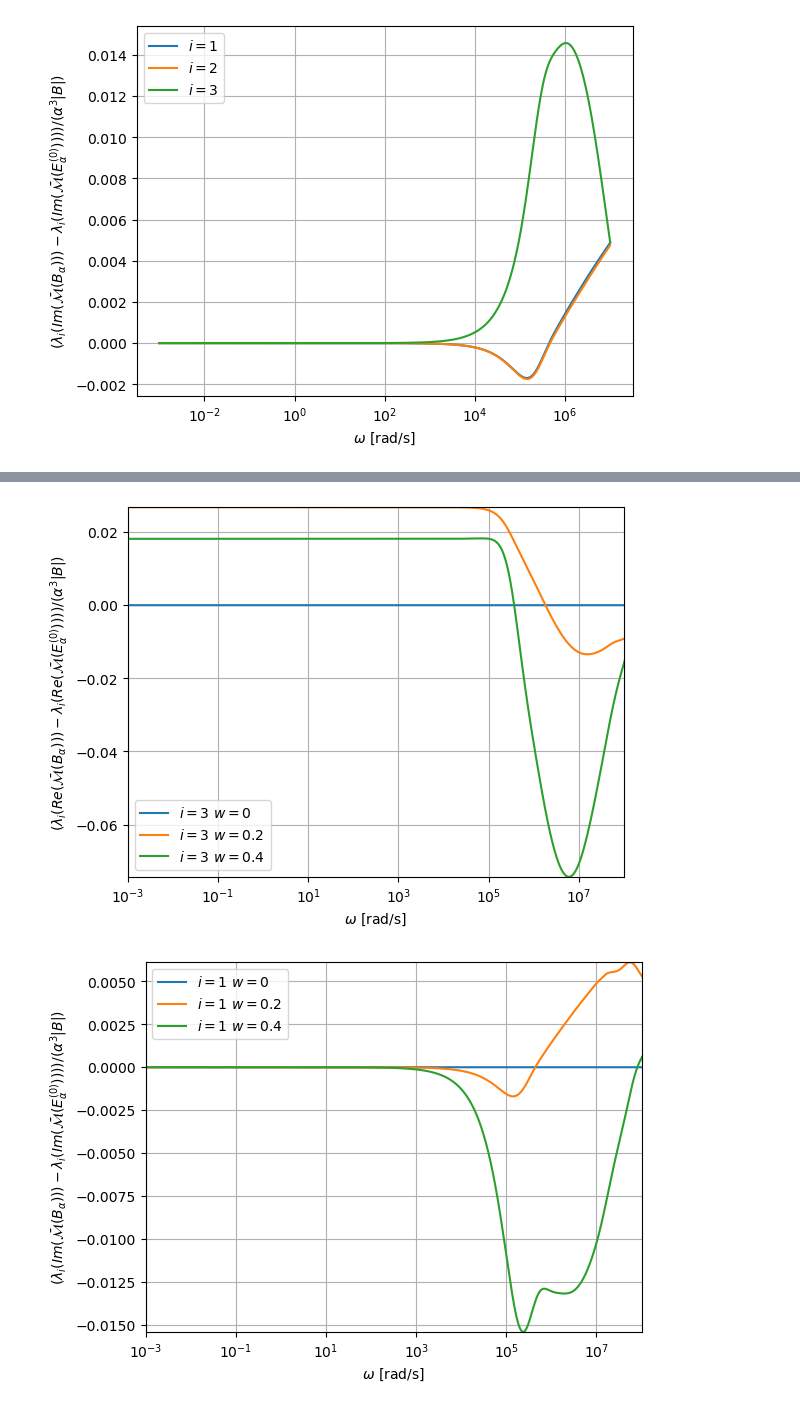
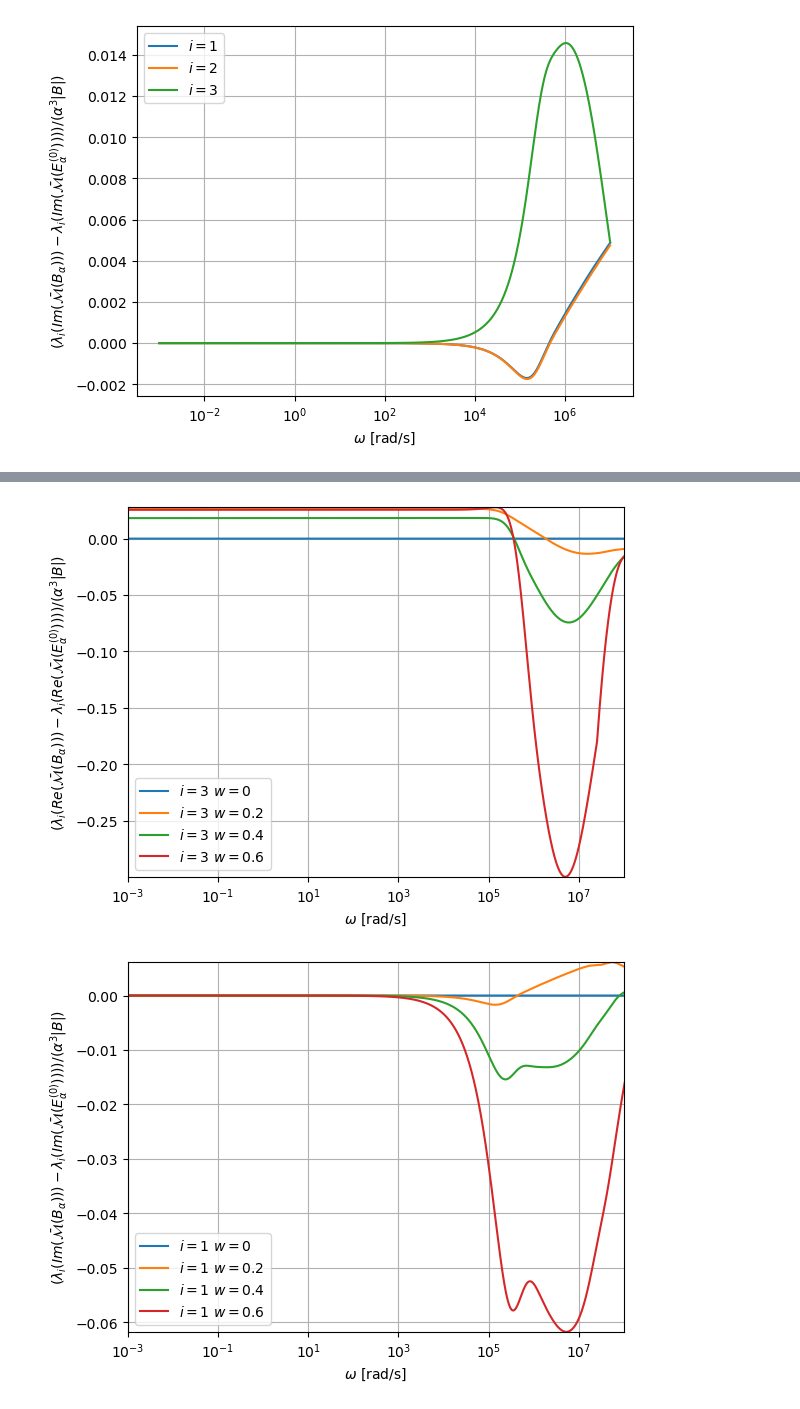
Before and after one commit to MPT-Calculator/MPT-Calculator, a Jupyter notebook: dumbbell_spectrum_results_varyw.ipynb, the cells around one changed output, grey strips where cells are left out. Drawn from its saved outputs; the diff is of its cells as text; code cells hidden in the pictures.

```diff
--- a/dumbbell_spectrum_results_varyw.ipynb
+++ b/dumbbell_spectrum_results_varyw.ipynb
@@ -397,6 +498,10 @@ for i in range(3):
     plt.semilogx(Omega,np.real(diff_Eigenvalues_db0_4_ellip_minf[:,i])/(alpha**3*vol4),label=r"$i=$"+str(i+1)+" $w=0.4$")
     ymin[i],ymax[i]=yaxis(Omega,np.real(diff_Eigenvalues_db0_4_ellip_minf[:,i])/(alpha**3*vol4),xmin,xmax,ymin[i],ymax[i])
 
+    plt.semilogx(Omega,np.real(diff_Eigenvalues_db0_6_ellip_minf[:,i])/(alpha**3*vol6),label=r"$i=$"+str(i+1)+" $w=0.6$")
+    ymin[i],ymax[i]=yaxis(Omega,np.real(diff_Eigenvalues_db0_6_ellip_minf[:,i])/(alpha**3*vol6),xmin,xmax,ymin[i],ymax[i])
+
+
     plt.figure(3+i)
     plt.semilogx(Omega,np.imag(diff_Eigenvalues_db0_ellip_minf[:,i])/(alpha**3*vol0),label=r"$i=$"+str(i+1)+" $w=0$")
     ymin[3+i],ymax[3+i]=yaxis(Omega,np.imag(diff_Eigenvalues_db0_ellip_minf[:,i])/(alpha**3*vol0),xmin,xmax,ymin[i+3],ymax[i+3])
@@ -408,6 +513,10 @@ for i in range(3):
     ymin[3+i],ymax[3+i]=yaxis(Omega,np.imag(diff_Eigenvalues_db0_4_ellip_minf[:,i])/(alpha**3*vol4),xmin,xmax,ymin[i+3],ymax[i+3])
 
 
+    plt.semilogx(Omega,np.imag(diff_Eigenvalues_db0_6_ellip_minf[:,i])/(alpha**3*vol6),label=r"$i=$"+str(i+1)+" $w=0.6$")
+    ymin[3+i],ymax[3+i]=yaxis(Omega,np.imag(diff_Eigenvalues_db0_6_ellip_minf[:,i])/(alpha**3*vol6),xmin,xmax,ymin[i+3],ymax[i+3])
+
+
 for i in range(3):
     plt.figure(i)
     plt.xlabel(r"$\omega$ [rad/s]")
@@ -417,7 +526,7 @@ for i in range(3):
     plt.xlim([xmin,xmax])
 
     plt.ylim([ymin[i],ymax[i]])
-    plt.savefig("my_plots/dumbell/diff_eigenvalues_varyw_minf_re_lam"+str(i+1)+".pdf")
+    plt.savefig("my_plots/dumbbell/diff_eigenvalues_varyw_minf_re_lam"+str(i+1)+".pdf")
 
 
 for i in range(3):
@@ -429,5 +538,7 @@ for i in range(3):
     plt.xlim([1e-3,1e8])
     plt.ylim([ymin[3+i],ymax[3+i]])
 
-    plt.savefig("my_plots/dumbell/diff_eigenvalues_varyw_minf_im_lam"+str(i+1)+".pdf")
+    plt.savefig("my_plots/dumbbell/diff_eigenvalues_varyw_minf_im_lam"+str(i+1)+".pdf")
+
+plt.show()
 # %% [output]
@@ -455,6 +566,10 @@ for i in range(3):
     plt.semilogx(Omega,np.real(diff_Eigenvalues_db0_4_ellip_n0[:,i])/(alpha**3*vol4),label=r"$i=$"+str(i+1)+" $w=0.4$")
     ymin[i],ymax[i]=yaxis(Omega,np.real(diff_Eigenvalues_db0_4_ellip_n0[:,i])/(alpha**3*vol4),xmin,xmax,ymin[i],ymax[i])
 
+    plt.semilogx(Omega,np.real(diff_Eigenvalues_db0_6_ellip_n0[:,i])/(alpha**3*vol6),label=r"$i=$"+str(i+1)+" $w=0.6$")
+    ymin[i],ymax[i]=yaxis(Omega,np.real(diff_Eigenvalues_db0_6_ellip_n0[:,i])/(alpha**3*vol6),xmin,xmax,ymin[i],ymax[i])
+
+
     plt.figure(3+i)
     plt.semilogx(Omega,np.imag(diff_Eigenvalues_db0_ellip_n0[:,i])/(alpha**3*vol0),label=r"$i=$"+str(i+1)+" $w=0$")
     ymin[3+i],ymax[3+i]=yaxis(Omega,np.imag(diff_Eigenvalues_db0_ellip_n0[:,i])/(alpha**3*vol0),xmin,xmax,ymin[i+3],ymax[i+3])
@@ -464,6 +579,9 @@ for i in range(3):
 
     plt.semilogx(Omega,np.imag(diff_Eigenvalues_db0_4_ellip_n0[:,i])/(alpha**3*vol4),label=r"$i=$"+str(i+1)+" $w=0.4$")
     ymin[3+i],ymax[3+i]=yaxis(Omega,np.imag(diff_Eigenvalues_db0_4_ellip_n0[:,i])/(alpha**3*vol4),xmin,xmax,ymin[i+3],ymax[i+3])
+
+    plt.semilogx(Omega,np.imag(diff_Eigenvalues_db0_6_ellip_n0[:,i])/(alpha**3*vol6),label=r"$i=$"+str(i+1)+" $w=0.6$")
+    ymin[3+i],ymax[3+i]=yaxis(Omega,np.imag(diff_Eigenvalues_db0_6_ellip_n0[:,i])/(alpha**3*vol6),xmin,xmax,ymin[i+3],ymax[i+3])
 
 
 for i in range(3):
@@ -475,7 +593,7 @@ for i in range(3):
     plt.xlim([xmin,xmax])
 
     plt.ylim([ymin[i],ymax[i]])
-    plt.savefig("my_plots/dumbell/diff_eigenvalues_varyw_n0_re_lam"+str(i+1)+".pdf")
+    plt.savefig("my_plots/dumbbell/diff_eigenvalues_varyw_n0_re_lam"+str(i+1)+".pdf")
 
 
 
@@ -487,4 +605,7 @@ for i in range(3):
     plt.legend()
     plt.xlim([1e-3,1e8])
     plt.ylim([ymin[3+i],ymax[3+i]])
+    plt.savefig("my_plots/dumbbell/diff_eigenvalues_varyw_n0_im_lam"+str(i+1)+".pdf")
+
+plt.show()
 # %% [output]
@@ -493,2 +614,2 @@ for i in range(3):
-[figure, old version]
+[figure, new version]
-[figure, old version]
+[figure, new version]
```
Also changed, not shown: parts of 6 cells of this notebook, 13 other files.
